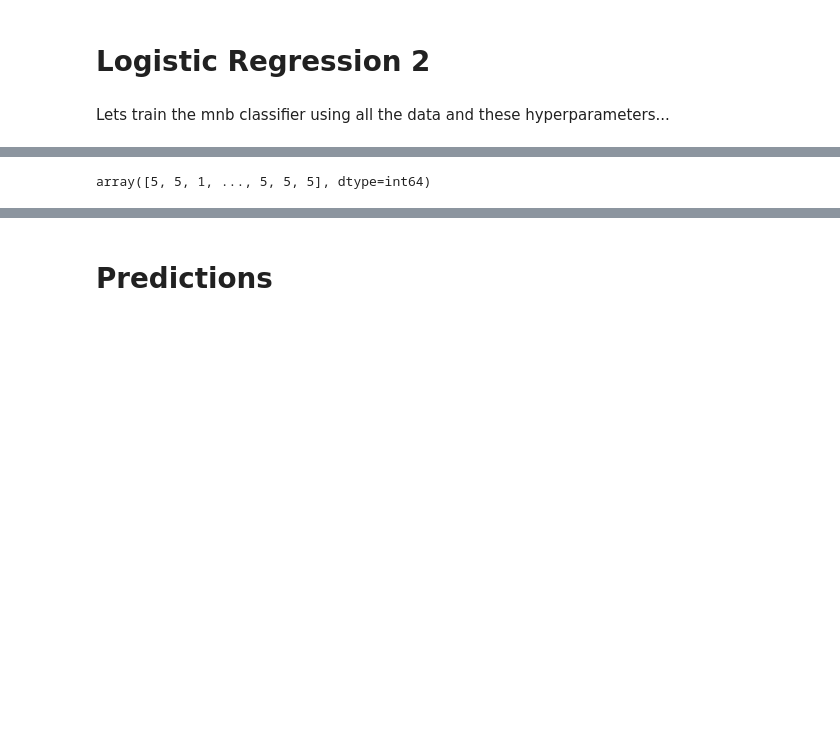
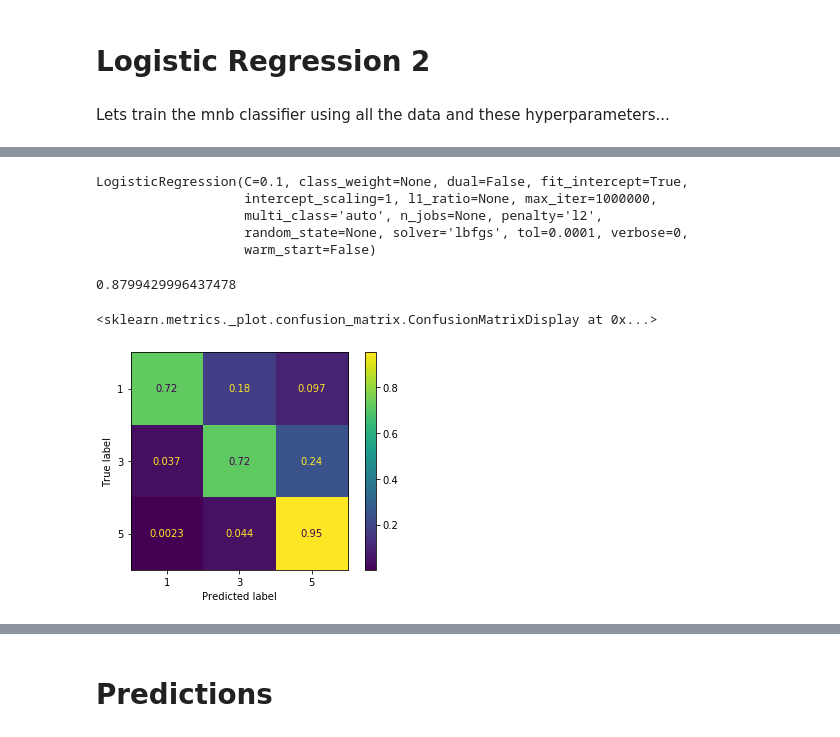
Before and after one commit to wisdomleck/Machine_Learning_A2, a Jupyter notebook: merged_nb.ipynb, the cells around one changed output, grey strips where cells are left out. Drawn from its saved outputs; the diff is of its cells as text; code cells hidden in the pictures; blank space fills up the shorter version.

```diff
--- a/merged_nb.ipynb
+++ b/merged_nb.ipynb
@@ -824,2 +480,0 @@ predictions = np.stack(predictions_list).transpose()
-# %%
-X_test = np.column_stack((predictions, np.array(X_test[['total_votes', 'vote_funny', 'vote_cool', 'vote_useful']])))
@@ -1201,8 +480,0 @@ KeyboardInterrupt:
-# %%
-# Just normal Logistic regression model
-# using count vectoriser
-print('\033[1m' + f"Trained with vectorised features" '\033[0m')
-X_train, X_vali, Y_train, Y_vali, vectoriser = splitVectorised((1,2))
-clf = LogisticRegression(solver='lbfgs', multi_class='multinomial', max_iter=1000).fit(X_train, Y_train)
-Y_pred = clf.predict(X_vali)
-evaluate(Y_pred, Y_vali)
@@ -1220,4 +480,0 @@ Truths
-# %%
-X_test = vectoriser.transform(test_text.review)
-Y_pred = clf.predict(X_test)
-Y_pred
@@ -1319,18 +481,19 @@ LogisticRegression(C=0.1, max_iter=1000, multi_class='multinomial')
-# %%
-X_test = vectoriser.transform(test_text.review)
-
-predictions_list = []
-
-for classifier in list(classifiers.keys()):
-
-    clf = classifiers[classifier]
-
-    predictions = clf.predict(X_test)
-
-    predictions_list.append(predictions)
-
-predictions = meta_clf.predict(np.stack(predictions_list).transpose())
-
-predictions
-# %% [output]
-array([5, 5, 1, ..., 5, 5, 5], dtype=int64)
+# %%
+logreg = LogisticRegression(C = 0.1, max_iter = 1000000, penalty = 'l2')
+logreg.fit(X_train, y_train)
+# %% [output]
+LogisticRegression(C=0.1, class_weight=None, dual=False, fit_intercept=True,
+                   intercept_scaling=1, l1_ratio=None, max_iter=1000000,
+                   multi_class='auto', n_jobs=None, penalty='l2',
+                   random_state=None, solver='lbfgs', tol=0.0001, verbose=0,
+                   warm_start=False)
+# %%
+score = logreg.score(X_test, y_test)
+print(score)
+# %% [output]
+0.8799429996437478
+# %%
+plot_confusion_matrix(logreg, X_test, y_test, normalize = "true")
+# %% [output]
+<sklearn.metrics._plot.confusion_matrix.ConfusionMatrixDisplay at 0x...>
+[figure, added]
```
Also changed, not shown: parts of 88 cells of this notebook.
